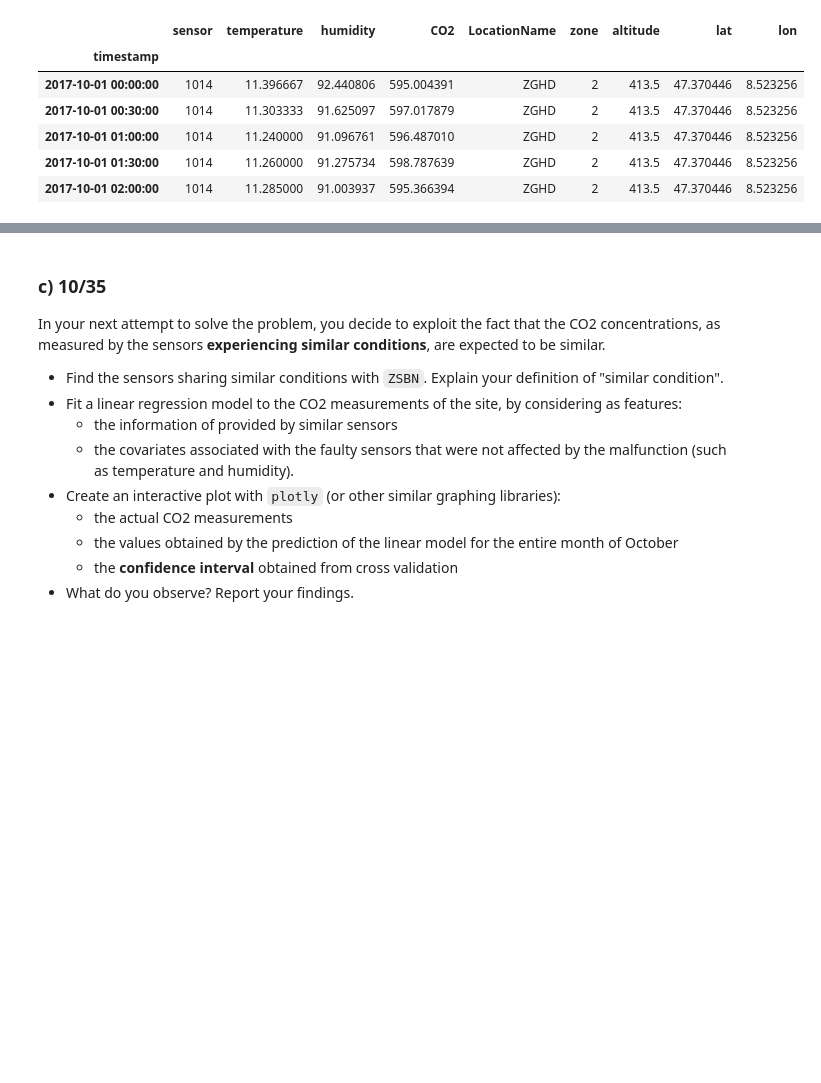
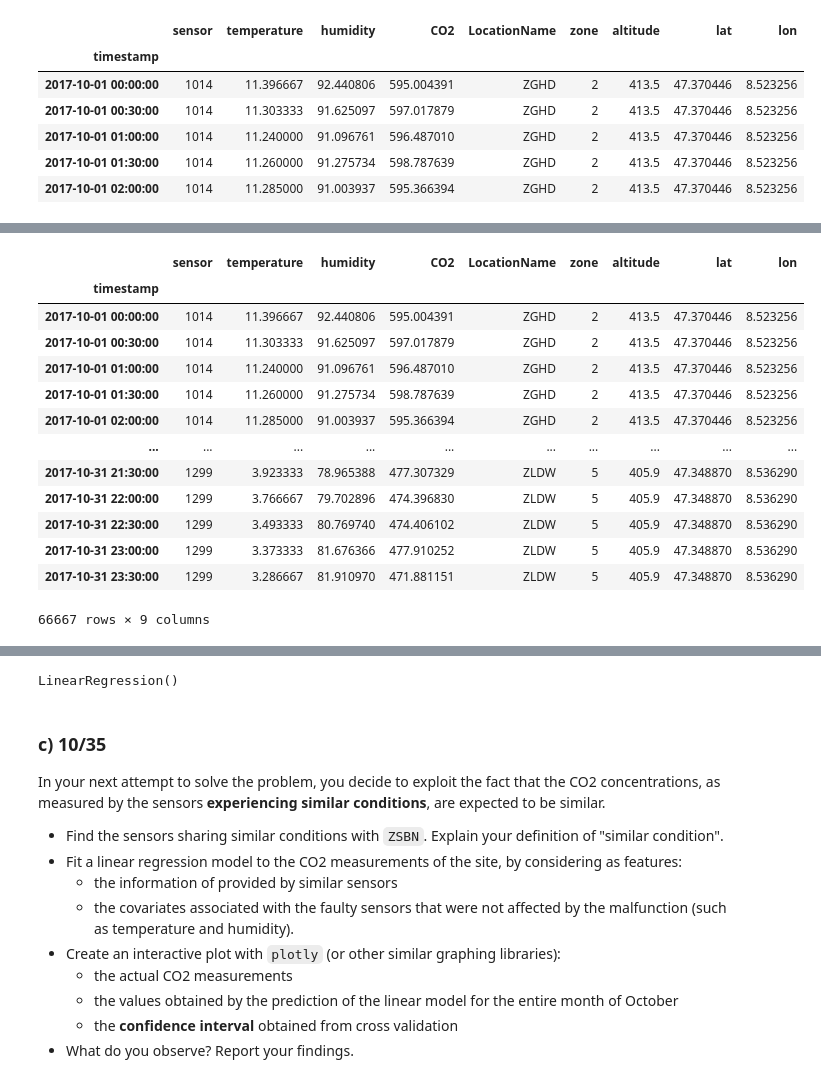
Before and after one commit to ayman-mezghani/dslab-hw1-Data_Science_with_CO2, a Jupyter notebook: notebooks/DSLab-homework1.ipynb, the cells around one changed output, grey strips where cells are left out. Cells and saved outputs as stored; diff of their text form; code cells hidden in the pictures; blank space fills up the shorter version.

```diff
--- a/notebooks/DSLab-homework1.ipynb
+++ b/notebooks/DSLab-homework1.ipynb
@@ -262,4 +341,21 @@ fig.show()
 [figure]
+# %%
+final_df
+# %% [output]
+|  | sensor | temperature | humidity | CO2 | LocationName | zone | altitude | lat | lon |
+| timestamp |  |  |  |  |  |  |  |  |  |
+| 2017-10-01 00:00:00 | 1014 | 11.396667 | 92.440806 | 595.004391 | ZGHD | 2 | 413.5 | 47.370446 | 8.523256 |
+| 2017-10-01 00:30:00 | 1014 | 11.303333 | 91.625097 | 597.017879 | ZGHD | 2 | 413.5 | 47.370446 | 8.523256 |
+| 2017-10-01 01:00:00 | 1014 | 11.240000 | 91.096761 | 596.487010 | ZGHD | 2 | 413.5 | 47.370446 | 8.523256 |
+| 2017-10-01 01:30:00 | 1014 | 11.260000 | 91.275734 | 598.787639 | ZGHD | 2 | 413.5 | 47.370446 | 8.523256 |
+| 2017-10-01 02:00:00 | 1014 | 11.285000 | 91.003937 | 595.366394 | ZGHD | 2 | 413.5 | 47.370446 | 8.523256 |
+| ... | ... | ... | ... | ... | ... | ... | ... | ... | ... |
+| 2017-10-31 21:30:00 | 1299 | 3.923333 | 78.965388 | 477.307329 | ZLDW | 5 | 405.9 | 47.348870 | 8.536290 |
+| 2017-10-31 22:00:00 | 1299 | 3.766667 | 79.702896 | 474.396830 | ZLDW | 5 | 405.9 | 47.348870 | 8.536290 |
+| 2017-10-31 22:30:00 | 1299 | 3.493333 | 80.769740 | 474.406102 | ZLDW | 5 | 405.9 | 47.348870 | 8.536290 |
+| 2017-10-31 23:00:00 | 1299 | 3.373333 | 81.676366 | 477.910252 | ZLDW | 5 | 405.9 | 47.348870 | 8.536290 |
+| 2017-10-31 23:30:00 | 1299 | 3.286667 | 81.910970 | 471.881151 | ZLDW | 5 | 405.9 | 47.348870 | 8.536290 |
+66667 rows × 9 columns
 # %% [markdown]
 ### b) **8/35**
 
@@ -276,0 +375,10 @@ __Note:__ Cross validation on time series is different from that on other kinds
+# %%
+from sklearn.linear_model import LinearRegression
+
+X = reg_df[['temperature', 'humidity']].values
+y = reg_df['CO2'].values
+
+model = LinearRegression()
+model.fit(X,y)
+# %% [output]
+LinearRegression()
```
Also changed, not shown: parts of 17 cells of this notebook.
